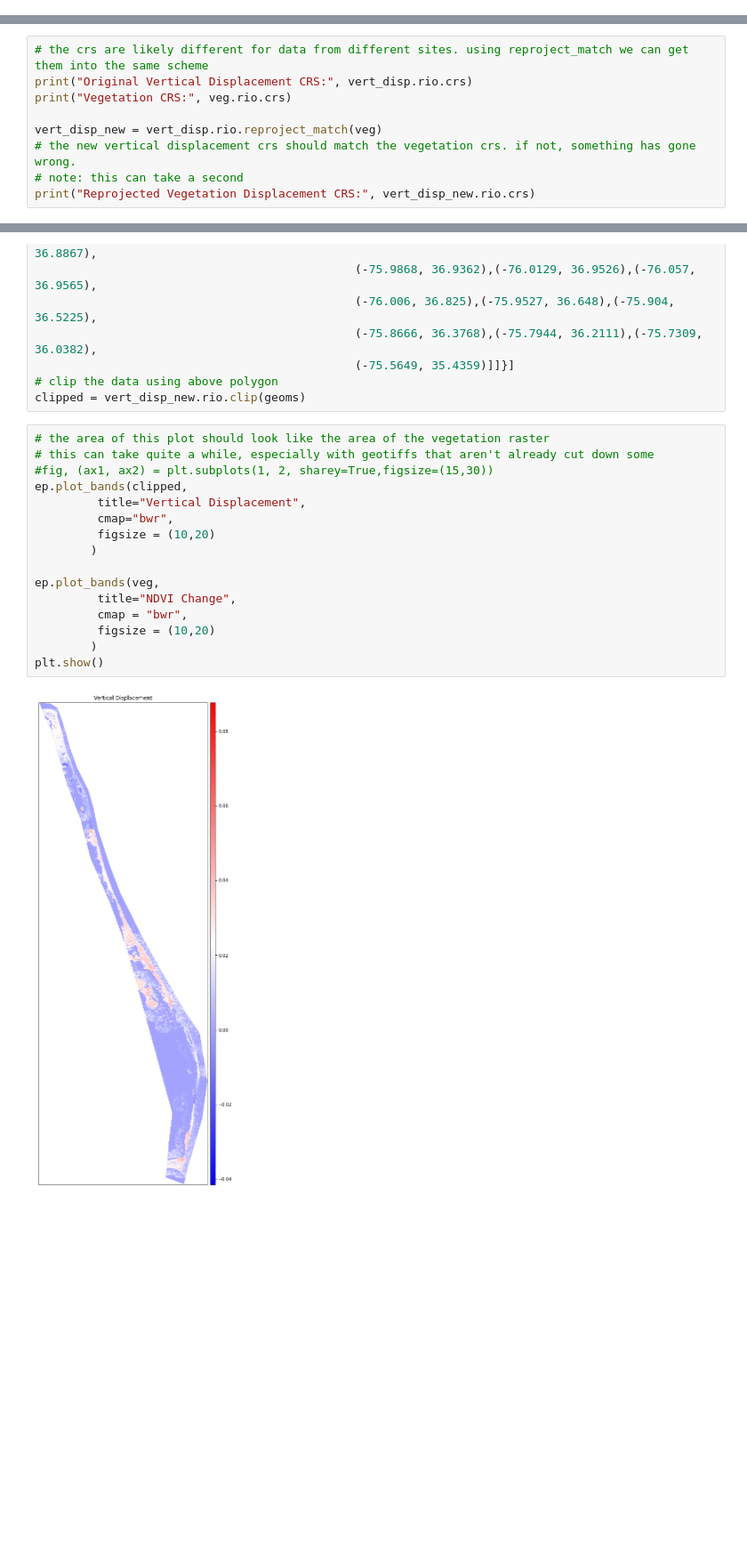
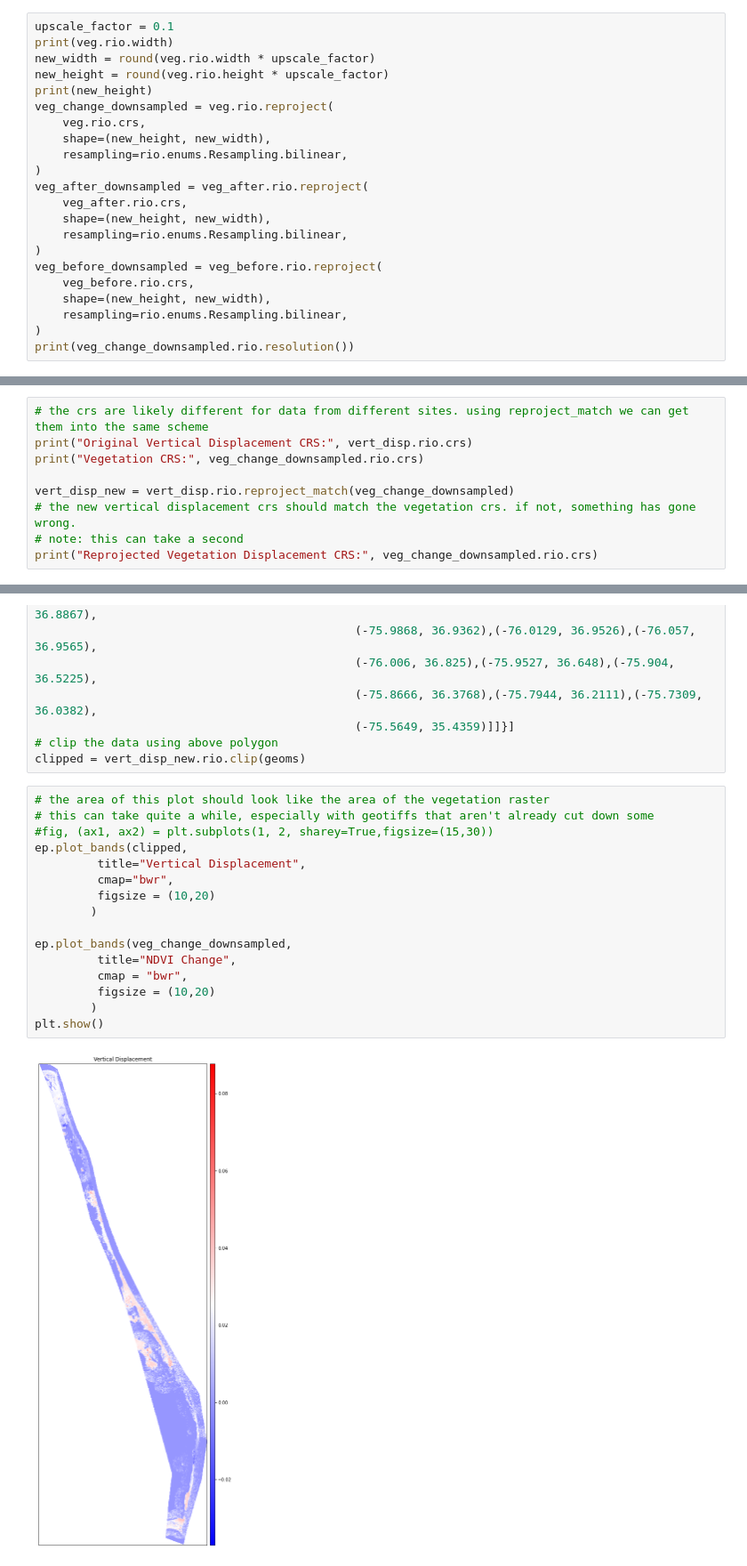
Before and after one commit to tlogie6/Coastal-Bathymetry-Group, a Jupyter notebook: VerticalDisplacement/Code/Clip_Vert_Displacement.ipynb, the cells around one changed output, grey strips where cells are left out. Shown at 89% size. Cells and saved outputs as stored; diff of their text form; blank space fills up the shorter version.

```diff
--- a/VerticalDisplacement/Code/Clip_Vert_Displacement.ipynb
+++ b/VerticalDisplacement/Code/Clip_Vert_Displacement.ipynb
@@ -38,0 +54,22 @@ veg = veg_after - veg_before
+# %%
+upscale_factor = 0.1
+print(veg.rio.width)
+new_width = round(veg.rio.width * upscale_factor)
+new_height = round(veg.rio.height * upscale_factor)
+print(new_height)
+veg_change_downsampled = veg.rio.reproject(
+    veg.rio.crs,
+    shape=(new_height, new_width),
+    resampling=rio.enums.Resampling.bilinear,
+)
+veg_after_downsampled = veg_after.rio.reproject(
+    veg_after.rio.crs,
+    shape=(new_height, new_width),
+    resampling=rio.enums.Resampling.bilinear,
+)
+veg_before_downsampled = veg_before.rio.reproject(
+    veg_before.rio.crs,
+    shape=(new_height, new_width),
+    resampling=rio.enums.Resampling.bilinear,
+)
+print(veg_change_downsampled.rio.resolution())
@@ -39,12 +109,12 @@ veg = veg_after - veg_before
 # %%
 # the crs are likely different for data from different sites. using reproject_match we can get them into the same scheme
 print("Original Vertical Displacement CRS:", vert_disp.rio.crs)
-print("Vegetation CRS:", veg.rio.crs)
+print("Vegetation CRS:", veg_change_downsampled.rio.crs)
 
-vert_disp_new = vert_disp.rio.reproject_match(veg)
+vert_disp_new = vert_disp.rio.reproject_match(veg_change_downsampled)
 # the new vertical displacement crs should match the vegetation crs. if not, something has gone wrong.
 # note: this can take a second
-print("Reprojected Vegetation Displacement CRS:", vert_disp_new.rio.crs)
+print("Reprojected Vegetation Displacement CRS:", veg_change_downsampled.rio.crs)
 # %% [output]
 Original Vertical Displacement CRS: EPSG:32618
 Vegetation CRS: EPSG:4326
@@ -68,18 +138,18 @@ clipped = vert_disp_new.rio.clip(geoms)
 # %%
 # the area of this plot should look like the area of the vegetation raster
 # this can take quite a while, especially with geotiffs that aren't already cut down some
 #fig, (ax1, ax2) = plt.subplots(1, 2, sharey=True,figsize=(15,30))
 ep.plot_bands(clipped,
          title="Vertical Displacement",
          cmap="bwr",
          figsize = (10,20)
         )
 
-ep.plot_bands(veg,
+ep.plot_bands(veg_change_downsampled,
          title="NDVI Change",
          cmap = "bwr",
          figsize = (10,20)
         )
 plt.show()
 # %% [output]
-[figure, old version]
+[figure, new version]
```
Also changed, not shown: parts of 27 cells of this notebook, 2 other files.
